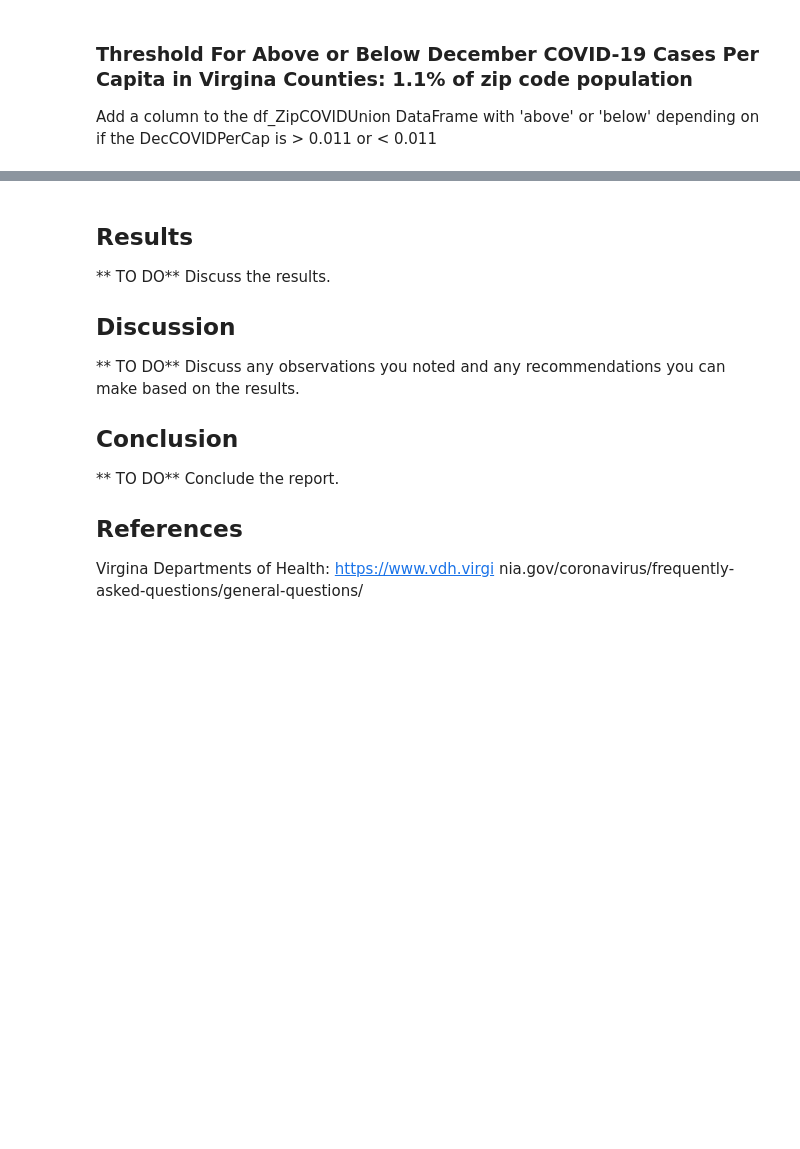
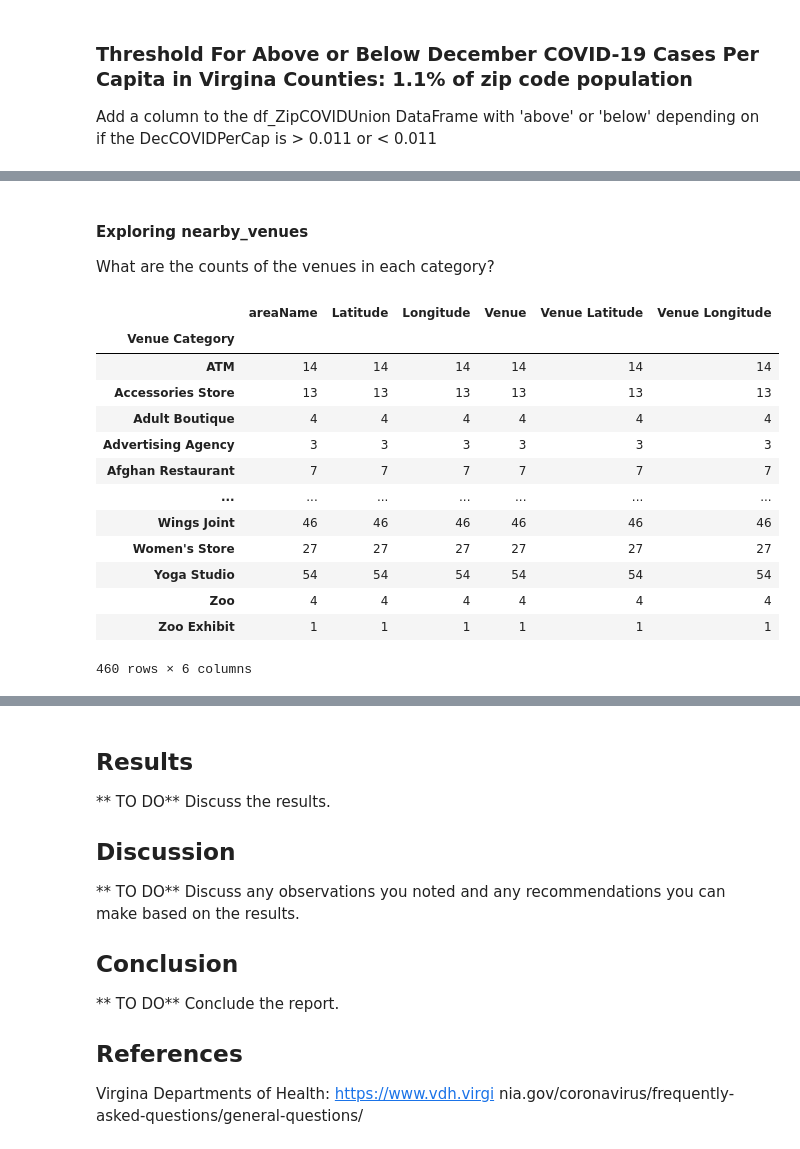
Before and after one commit to hdmcspadden/Virginia_Covid_Trending_Venues, a Jupyter notebook: Trending_Venues_in_Virginia_COVID-19_Hot_Spot_Zip_Codes.ipynb, the cells around one changed output, grey strips where cells are left out. Saved outputs shown, nothing was run; the diff lists cells and outputs as text; code cells hidden in the pictures; blank space fills up the shorter version.

```diff
--- a/Trending_Venues_in_Virginia_COVID-19_Hot_Spot_Zip_Codes.ipynb
+++ b/Trending_Venues_in_Virginia_COVID-19_Hot_Spot_Zip_Codes.ipynb
@@ -403,0 +530,21 @@ I will explore FourSquare trending venues by Virginia zip code. I will merge the
+# %% [markdown]
+#### Exploring nearby_venues
+
+What are the counts of the venues in each category?
+# %%
+nearby_venues.groupby('Venue Category').count()
+# %% [output]
+|  | areaName | Latitude | Longitude | Venue | Venue Latitude | Venue Longitude |
+| Venue Category |  |  |  |  |  |  |
+| ATM | 14 | 14 | 14 | 14 | 14 | 14 |
+| Accessories Store | 13 | 13 | 13 | 13 | 13 | 13 |
+| Adult Boutique | 4 | 4 | 4 | 4 | 4 | 4 |
+| Advertising Agency | 3 | 3 | 3 | 3 | 3 | 3 |
+| Afghan Restaurant | 7 | 7 | 7 | 7 | 7 | 7 |
+| ... | ... | ... | ... | ... | ... | ... |
+| Wings Joint | 46 | 46 | 46 | 46 | 46 | 46 |
+| Women's Store | 27 | 27 | 27 | 27 | 27 | 27 |
+| Yoga Studio | 54 | 54 | 54 | 54 | 54 | 54 |
+| Zoo | 4 | 4 | 4 | 4 | 4 | 4 |
+| Zoo Exhibit | 1 | 1 | 1 | 1 | 1 | 1 |
+460 rows × 6 columns
```
Also changed, not shown: parts of 22 cells of this notebook.
